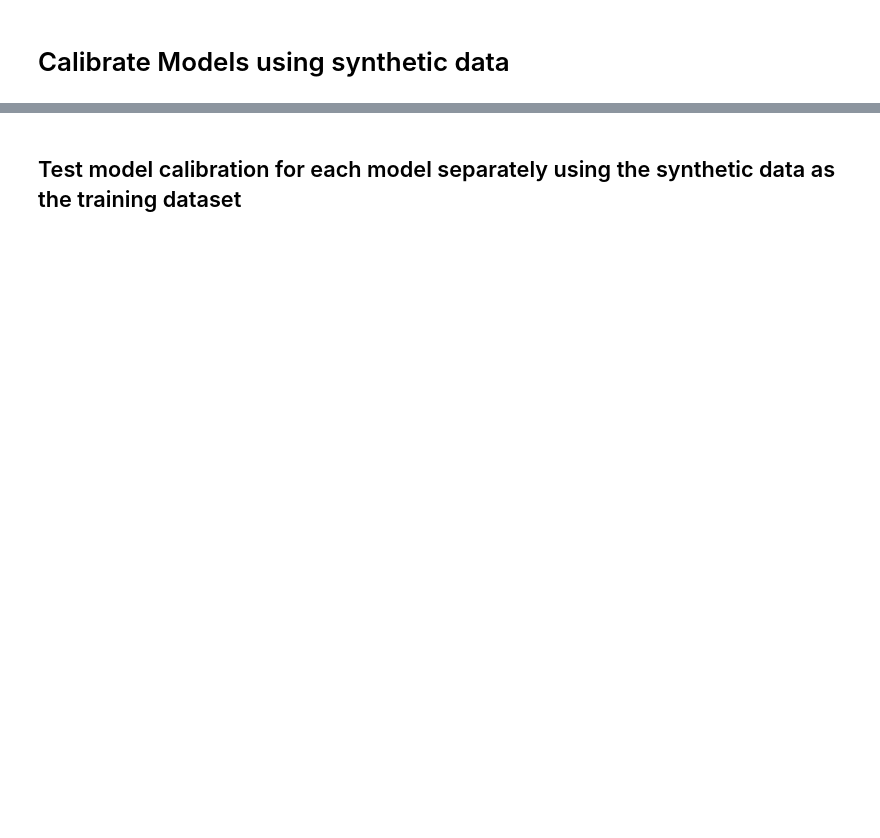
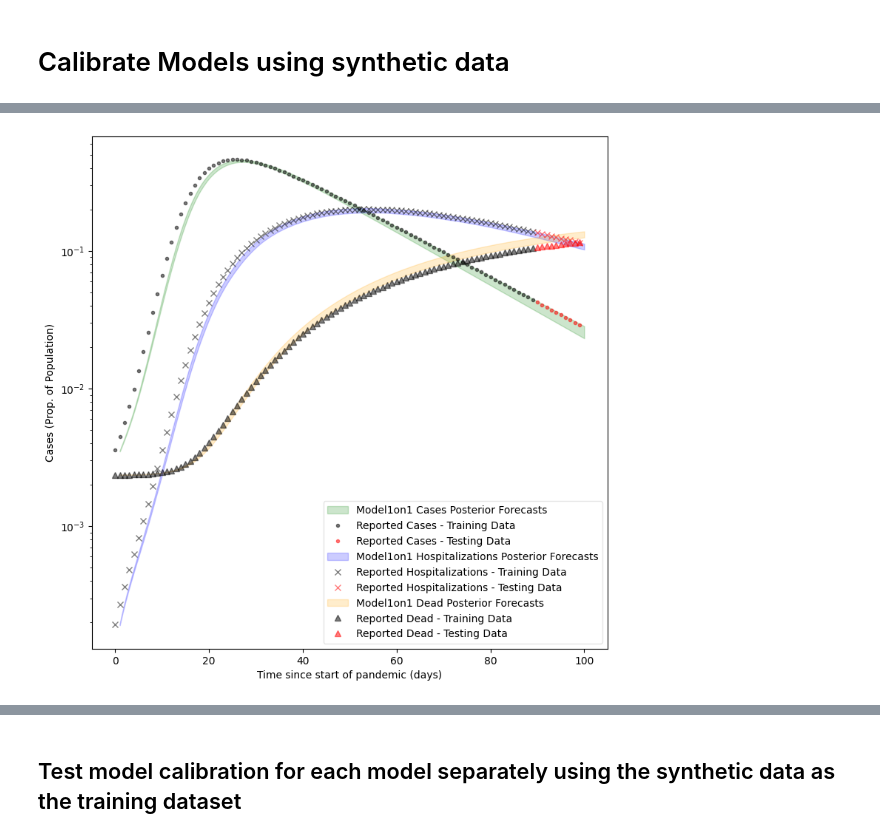
Before and after one commit to ciemss/pyciemss, a Jupyter notebook: notebook/april_ensemble/syndata_generate_and_test.ipynb, the cells around one changed output, grey strips where cells are left out. Cells and saved outputs as stored; diff of their text form; code cells hidden in the pictures; blank space fills up the shorter version.

```diff
--- a/notebook/april_ensemble/syndata_generate_and_test.ipynb
+++ b/notebook/april_ensemble/syndata_generate_and_test.ipynb
@@ -1133,0 +1214,8 @@ ax = plot_observations(synth_data_df['case_census']/data_total_population, t_poi
+# %%
+synth_data_model1 = pd.DataFrame.from_dict({
+    'date': synth_data_df['date'],
+    'case_census': synth_data_dict['model1']['Cases'][0][keep_idx]*data_total_population,
+    'cumulative_deaths': synth_data_dict['model1']['Dead'][0][keep_idx]*data_total_population,
+    'hospital_census': synth_data_dict['model1']['Hospitalizations'][0][keep_idx]*data_total_population,
+})
+synth_data_model1
@@ -1133,0 +1236,8 @@ ax = plot_observations(synth_data_df['case_census']/data_total_population, t_poi
+# %%
+train_data, train_cases, train_timepoints, test_cases, test_timepoints, all_timepoints = get_train_test_data(synth_data_model1, train_start_date, test_start_date, test_end_date)
+# %%
+ensemble1on1 = setup_model([model1], weights=[1.0], start_time=start_t-1e-6, start_states=[start_state1], solution_mappings=[solution_mapping1])
+
+inferred_parameters1on1 = calibrate(ensemble1on1, train_data, num_iterations=num_iterations, verbose=True, verbose_every=10, autoguide=autoguide)
+
+ensemble_posterior_forecasts1on1 = sample(ensemble1on1, t_points, num_samples, inferred_parameters1on1)
@@ -1133,0 +1286,27 @@ ax = plot_observations(synth_data_df['case_census']/data_total_population, t_poi
+# %%
+# Cases
+ax = plot_predictive(ensemble_posterior_forecasts1on1, t_points, var_name="Cases_sol", ax=setup_ax(), color="green", label="Model1on1 Cases Posterior Forecasts")
+ax = plot_observations(train_cases, train_timepoints, ax=ax, color="black", label="Reported Cases - Training Data")
+ax = plot_observations(test_cases, test_timepoints, ax=ax, color="red", label="Reported Cases - Testing Data")
+
+# Hospitalizations
+train_df = synth_data_model1[(synth_data_model1['date'] >= train_start_date) & (synth_data_model1['date'] < test_start_date)]
+test_df = synth_data_model1[(synth_data_model1['date'] >= test_start_date) & (synth_data_model1['date'] < test_end_date)]
+
+train_hosps = np.array(train_df["hospital_census"].astype("float")) / data_total_population
+test_hosps = np.array(test_df["hospital_census"].astype("float")) / data_total_population
+
+train_dead = np.array(train_df["cumulative_deaths"].astype("float")) / data_total_population
+test_dead = np.array(test_df["cumulative_deaths"].astype("float")) / data_total_population
+
+
+
+ax = plot_predictive(ensemble_posterior_forecasts1on1, t_points, var_name="Hospitalizations_sol", ax=ax, color="blue", label="Model1on1 Hospitalizations Posterior Forecasts")
+ax = plot_observations(train_hosps, train_timepoints, ax=ax, color="black", marker='x', label="Reported Hospitalizations - Training Data")
+ax = plot_observations(test_hosps, test_timepoints, ax=ax, color="red", marker='x', label="Reported Hospitalizations - Testing Data")
+
+ax = plot_predictive(ensemble_posterior_forecasts1on1, t_points, var_name="Dead_sol", ax=ax, color="orange", label="Model1on1 Dead Posterior Forecasts")
+ax = plot_observations(train_dead, train_timepoints, ax=ax, color="black", marker='^', label="Reported Dead - Training Data")
+ax = plot_observations(test_dead, test_timepoints, ax=ax, color="red", marker='^', label="Reported Dead - Testing Data")
+# %% [output]
+[figure, added]
```
Also changed, not shown: parts of 36 cells of this notebook.
